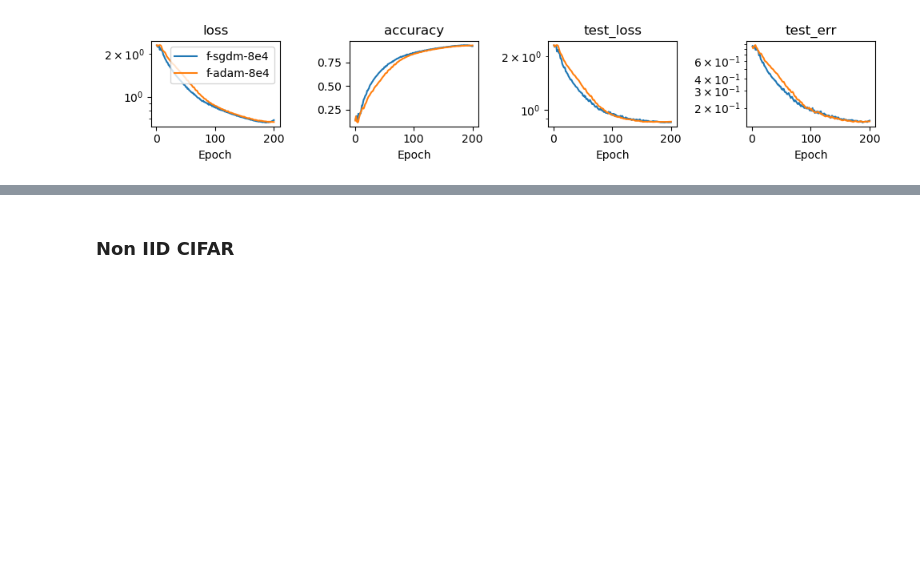
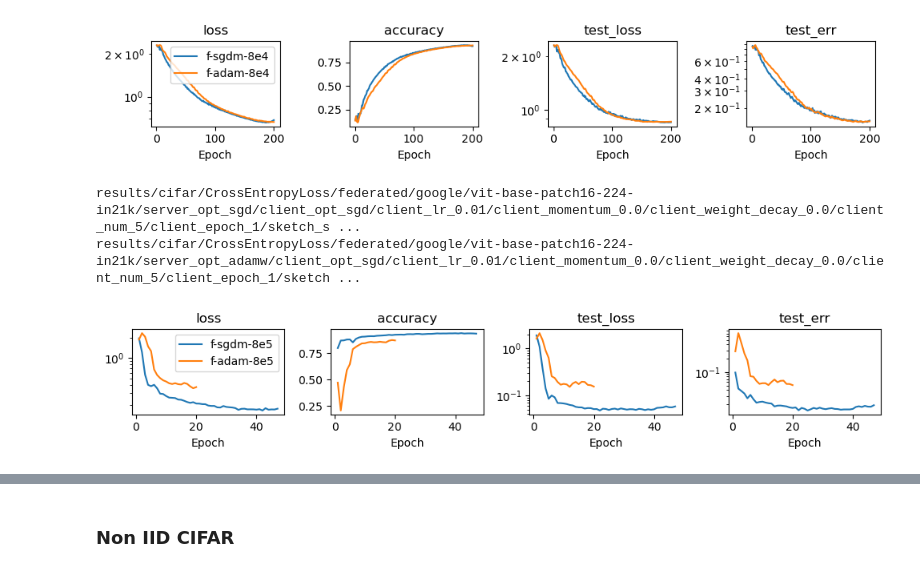
Before and after one commit to lucmonl/mlopt, a Jupyter notebook: notebook/federated.ipynb, the cells around one changed output, grey strips where cells are left out. Saved outputs shown, nothing was run; the diff lists cells and outputs as text; code cells hidden in the pictures; blank space fills up the shorter version.

```diff
--- a/notebook/federated.ipynb
+++ b/notebook/federated.ipynb
@@ -651,31 +651,35 @@ vit 85806346
 # %%
 from plot_functions import plot_figures_opts, plot_attr_figure, plot_figures_opts_attrs
 from main import graphs
 
 lr, dataset_name, loss_name, momentum, weight_decay, batch_size, epochs = 0.001, "cifar", 'CrossEntropyLoss', 0.9, 5e-4, 128, 60
 model_name, depth = "google/vit-base-patch16-224-in21k", 50
-client_opt, client_lr, client_momentum, client_weight_decay, client_num, client_epoch, sketch_size, scheduler, lr_min  ="sgd", 0.1, 0.0, 0.0, 10, 1, 80000, "cosine", 1e-5
+client_opt, client_lr, client_momentum, client_weight_decay, client_num, client_epoch, sketch_size, scheduler, lr_min  ="sgd", 0.01, 0.0, 0.0, 5, 1, 80000, "cosine", 1e-3
 model_params = {}
 model_params["f-sgdm-8e3"] = {"depth": depth, "smooth": 0.1, 'server_opt': 'sgdm', 'client_opt': client_opt, 'client_lr': client_lr, 'client_momentum': client_momentum, "client_num": client_num, 'client_epoch': client_epoch, "sketch_size": 8000, "scheduler": scheduler, "lr_min": lr_min}
 model_params["f-sgdm"] = {"depth": depth, "smooth": 0.1, 'server_opt': 'sgd', 'client_opt': client_opt, 'client_lr': client_lr, 'client_momentum': client_momentum, "client_num": client_num, 'client_epoch': client_epoch, "sketch_size": -1, "scheduler": scheduler, "lr_min": lr_min}
 model_params["f-sgd"] = {"depth": depth, "smooth": 0.1, 'server_opt': 'sgd', 'client_opt': client_opt, 'client_lr': client_lr, 'client_momentum': client_momentum, "client_num": client_num, 'client_epoch': client_epoch, "sketch_size": -1, "scheduler": scheduler, "lr_min": lr_min}
 model_params["f-sgd-8e4"] = {"depth": depth, "smooth": 0.1, 'server_opt': 'sgd', 'client_opt': client_opt, 'client_lr': client_lr, 'client_momentum': client_momentum, "client_num": client_num, 'client_epoch': client_epoch, "sketch_size": 80000, "scheduler": scheduler, "lr_min": lr_min}
 model_params["f-adam"] = {"depth": depth, "smooth": 0.1, 'server_opt': 'adam', 'client_opt': client_opt, 'client_lr': client_lr, 'client_momentum': client_momentum, "client_num": client_num, 'client_epoch': client_epoch, "sketch_size": -1, "scheduler": scheduler, "lr_min": lr_min}
-model_params["f-sgdm-8e4"] = {"depth": depth, "smooth": 0.1, 'server_opt': 'sgd', 'client_opt': client_opt, 'client_lr': client_lr, 'client_momentum': client_momentum, "client_weight_decay": client_weight_decay, "client_num": client_num, 'client_epoch': client_epoch, "sketch_size": 80000, "scheduler": scheduler, "lr_min": lr_min}
-model_params["f-adam-8e5"] = {"depth": depth, "smooth": 0.1, 'server_opt': 'adamw', 'client_opt': client_opt, 'client_lr': client_lr, 'client_momentum': client_momentum, "client_weight_decay": client_weight_decay, "client_num": client_num, 'client_epoch': client_epoch, "sketch_size": 80000, "scheduler": scheduler, "lr_min": lr_min}
+model_params["f-sgdm-8e5"] = {'server_opt': 'sgd', 'client_opt': client_opt, 'client_lr': client_lr, 'client_momentum': client_momentum, "client_weight_decay": client_weight_decay, "client_num": client_num, 'client_epoch': client_epoch, "sketch_size": 800000, "scheduler": scheduler, "lr_min": lr_min}
+model_params["f-adam-8e5"] = {'server_opt': 'adamw', 'client_opt': client_opt, 'client_lr': client_lr, 'client_momentum': client_momentum, "client_weight_decay": client_weight_decay, "client_num": client_num, 'client_epoch': client_epoch, "sketch_size": 800000, "scheduler": scheduler, "lr_min": lr_min}
 model_params["s-adam-8e4"] = {"depth": depth, "smooth": 0.1, 'server_opt': 'sketch_adam', 'client_opt': client_opt, 'client_lr': client_lr, 'client_momentum': client_momentum, "client_weight_decay": client_weight_decay, "client_num": client_num, 'client_epoch': client_epoch, "sketch_size": 80000, "scheduler": scheduler, "lr_min": lr_min}
 
 #model_params["norm-sgd"] = {"nfilters":nfilters, "patch_dim":patch_dim, "feat_dim":200, "train_size": train_size, "base_opt": "sgd", "norm_lr": 0.001}
 #model_params["norm-sgd-0.1"] = {"norm_lr": 0.05, "feat_dim":30, "train_size": train_size}
 
 opt_params = {}
 opt_params['s-adam-8e4'] = {'lr': 0.01, 'dataset_name':dataset_name, 'loss': loss_name, 'opt':'federated', 'model_name':model_name, 'momentum':momentum, 'weight_decay':weight_decay, 'batch_size':batch_size, 'epochs':epochs}
-opt_params['f-adam-8e5'] = {'lr': 0.001, 'dataset_name':dataset_name, 'loss': loss_name, 'opt':'federated', 'model_name':model_name, 'momentum':momentum, 'weight_decay':weight_decay, 'batch_size':batch_size, 'epochs':epochs}
+opt_params['f-adam-8e5'] = {'lr': 0.01, 'dataset_name':dataset_name, 'loss': loss_name, 'opt':'federated', 'model_name':model_name, 'momentum':momentum, 'weight_decay':weight_decay, 'batch_size':batch_size, 'epochs':epochs}
 opt_params['f-adam'] = {'lr': 0.001, 'dataset_name':dataset_name, 'loss': loss_name, 'opt':'federated', 'model_name':model_name, 'momentum':momentum, 'weight_decay':weight_decay, 'batch_size':batch_size, 'epochs':epochs}
 opt_params['f-sgdm'] = {'lr': 1.0, 'dataset_name':dataset_name, 'loss': loss_name, 'opt':'federated', 'model_name':model_name, 'momentum':momentum, 'weight_decay':weight_decay, 'batch_size':batch_size, 'epochs':epochs}
 opt_params['f-sgdm-8e3'] = {'lr': 1.0, 'dataset_name':dataset_name, 'loss': loss_name, 'opt':'federated', 'model_name':model_name, 'momentum':momentum, 'weight_decay':weight_decay, 'batch_size':batch_size, 'epochs':epochs}
-opt_params['f-sgdm-8e4'] = {'lr': 1.0, 'dataset_name':dataset_name, 'loss': loss_name, 'opt':'federated', 'model_name':model_name, 'momentum':momentum, 'weight_decay':weight_decay, 'batch_size':batch_size, 'epochs':epochs}
+opt_params['f-sgdm-8e5'] = {'lr': 1.0, 'dataset_name':dataset_name, 'loss': loss_name, 'opt':'federated', 'model_name':model_name, 'momentum':momentum, 'weight_decay':weight_decay, 'batch_size':batch_size, 'epochs':epochs}
 opt_params['f-sgd'] = {'lr': 1.0, 'dataset_name':dataset_name, 'loss': loss_name, 'opt':'federated', 'model_name':model_name, 'momentum':0.0, 'weight_decay':weight_decay, 'batch_size':batch_size, 'epochs':epochs}
 opt_params['f-sgd-8e4'] = {'lr': 1.0, 'dataset_name':dataset_name, 'loss': loss_name, 'opt':'federated', 'model_name':model_name, 'momentum':0.0, 'weight_decay':weight_decay, 'batch_size':batch_size, 'epochs':epochs}
 
-plot_figures_opts_attrs(['f-sgdm-8e4','f-adam-8e4'], model_params, opt_params, attrs=["loss", "accuracy", "test_loss", "test_err"])
+plot_figures_opts_attrs(["f-sgdm-8e5", 'f-adam-8e5'], model_params, opt_params, attrs=["loss", "accuracy", "test_loss", "test_err"])
+# %% [output]
+results/cifar/CrossEntropyLoss/federated/google/vit-base-patch16-224-in21k/server_opt_sgd/client_opt_sgd/client_lr_0.01/client_momentum_0.0/client_weight_decay_0.0/client_num_5/client_epoch_1/sketch_s ...
+results/cifar/CrossEntropyLoss/federated/google/vit-base-patch16-224-in21k/server_opt_adamw/client_opt_sgd/client_lr_0.01/client_momentum_0.0/client_weight_decay_0.0/client_num_5/client_epoch_1/sketch ...
+[figure, added]
```
Also changed, not shown: parts of 1 cell of this notebook, 14 other files.
